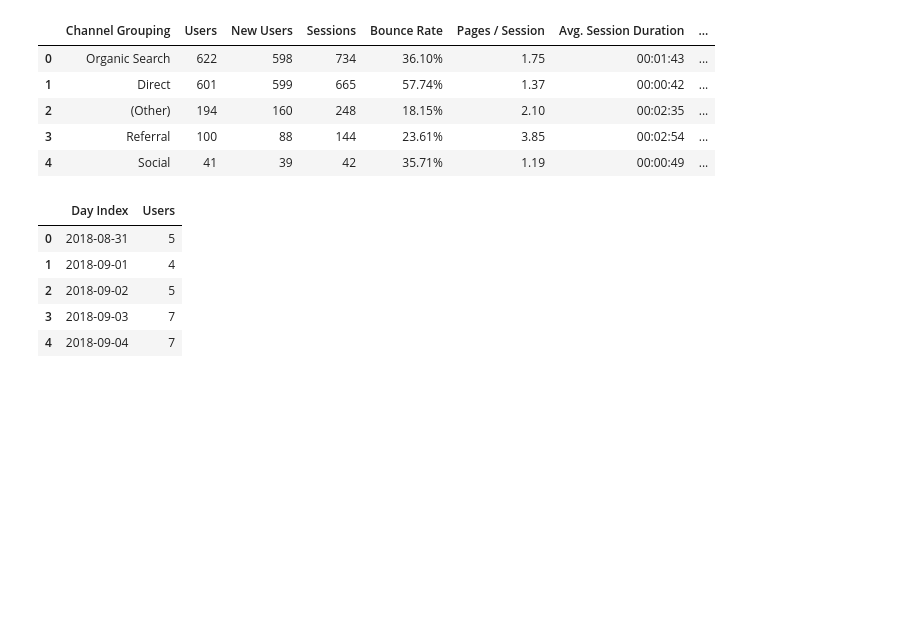
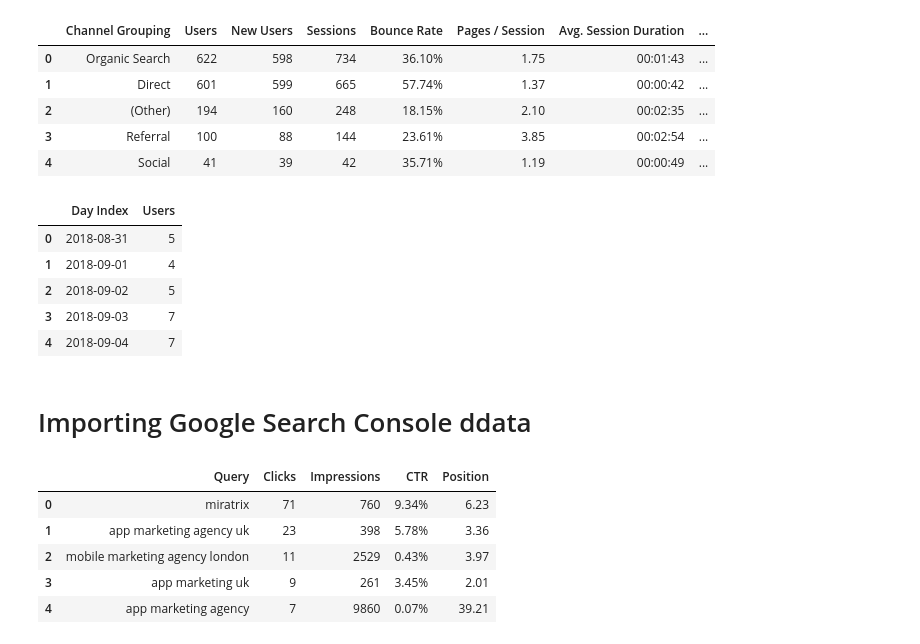
Before and after one commit to wanye71/Python-For-Marketing, a Jupyter notebook: Loading and Exploring Your Data/Google Analytics data.ipynb, the cells around one changed output. Cells and saved outputs as stored; diff of their text form; code cells hidden in the pictures; blank space fills up the shorter version.

Commit message:
Importing Google Search Console data

```diff
--- a/Loading and Exploring Your Data/Google Analytics data.ipynb
+++ b/Loading and Exploring Your Data/Google Analytics data.ipynb
@@ -175,3 +177,16 @@ ga_total_traffic_data.head()
 | 2 | 2018-09-02 | 5 |
 | 3 | 2018-09-03 | 7 |
 | 4 | 2018-09-04 | 7 |
+# %% [markdown]
+# Importing Google Search Console ddata
+# %%
+gsc_query = pd.read_csv('../data/gsc_data/gsc_query.csv')
+# %%
+gsc_query.head()
+# %% [output]
+|  | Query | Clicks | Impressions | CTR | Position |
+| 0 | miratrix | 71 | 760 | 9.34% | 6.23 |
+| 1 | app marketing agency uk | 23 | 398 | 5.78% | 3.36 |
+| 2 | mobile marketing agency london | 11 | 2529 | 0.43% | 3.97 |
+| 3 | app marketing uk | 9 | 261 | 3.45% | 2.01 |
+| 4 | app marketing agency | 7 | 9860 | 0.07% | 39.21 |
```
Also changed, not shown: parts of 11 cells of this notebook.
